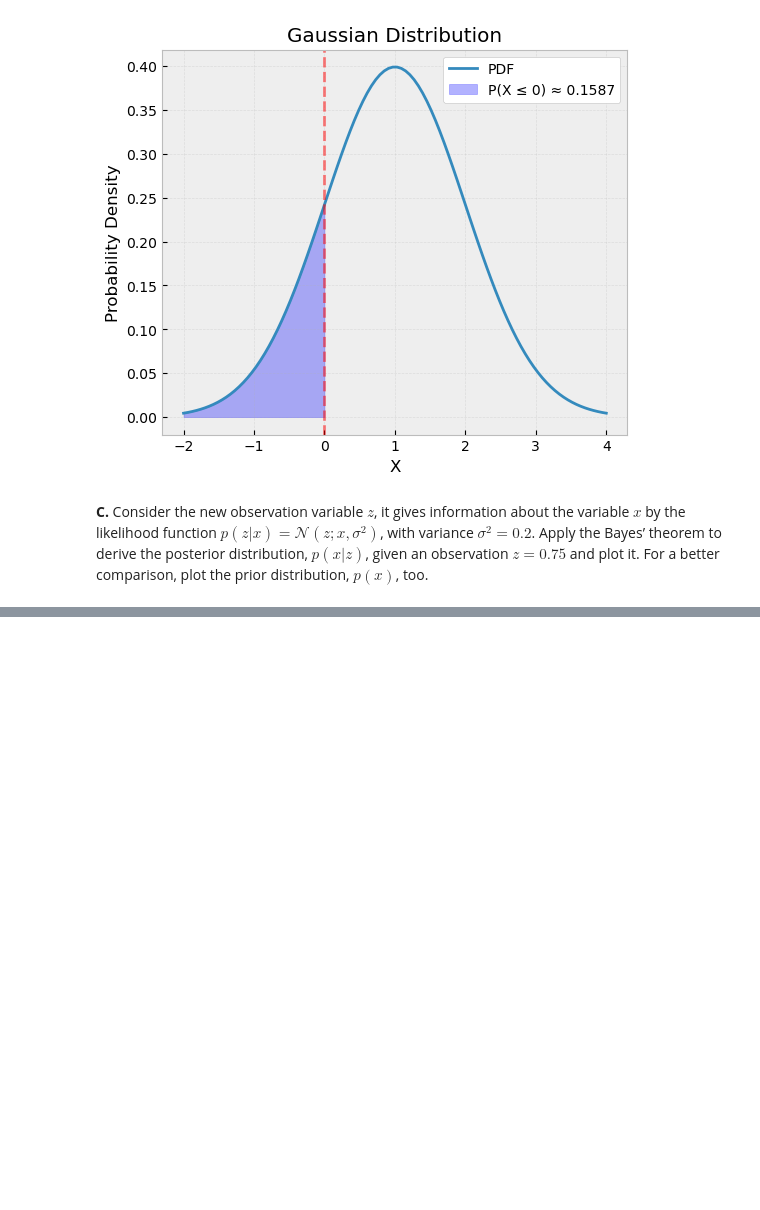
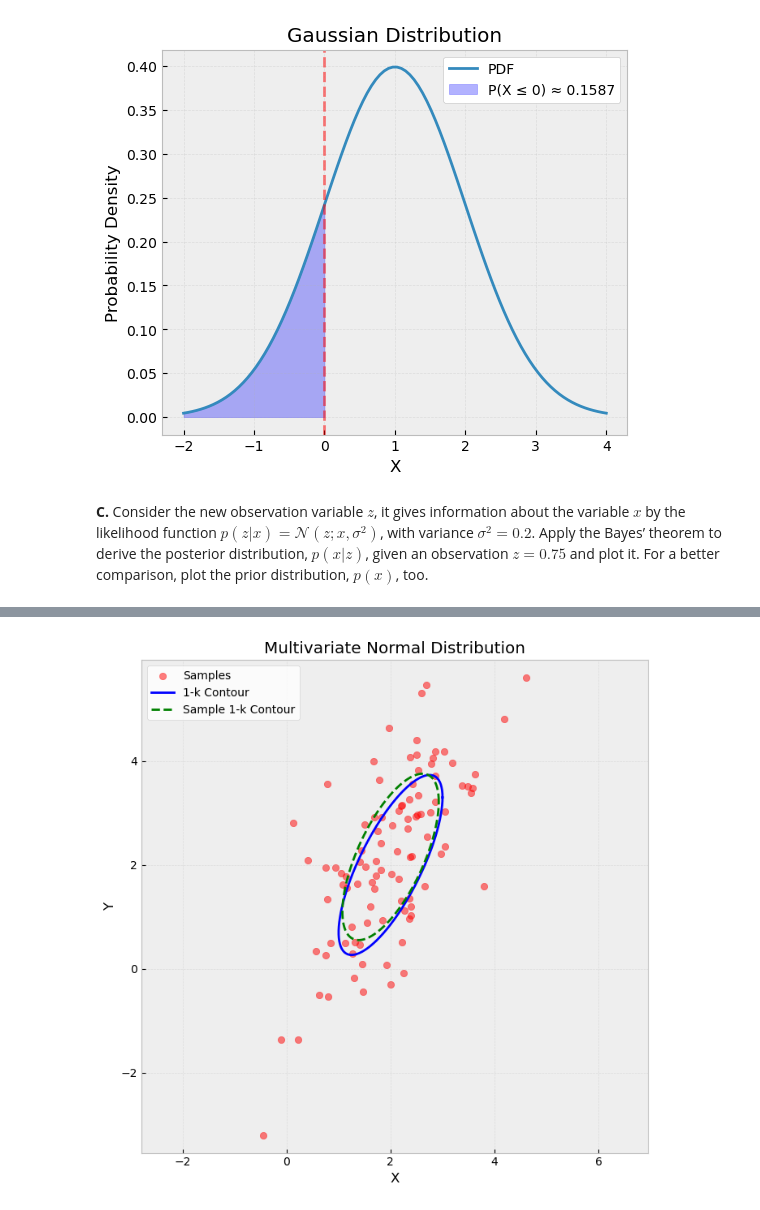
Before and after one commit to Fatyhich/sk_perception, a Jupyter notebook: PS/PS1_Fatykhich.ipynb, the cells around one changed output, grey strips where cells are left out. Saved outputs shown, nothing was run; the diff lists cells and outputs as text; code cells hidden in the pictures; blank space fills up the shorter version.

```diff
--- a/PS/PS1_Fatykhich.ipynb
+++ b/PS/PS1_Fatykhich.ipynb
@@ -88,0 +216,28 @@ plt.show()
+# %%
+plt.figure(figsize=(7,7))
+plt.scatter(cloud[:,0], cloud[:,1], alpha=0.5, color='red', label='Samples')
+
+theta = np.linspace(0, 2*np.pi, 100)
+circle = np.vstack([np.cos(theta), np.sin(theta)])
+
+A = np.linalg.cholesky(cov)
+ellipse = A @ circle + mean
+plt.plot(ellipse[0,:], ellipse[1,:], 'r-', color='blue', label='1-k Contour')
+
+sample_mean = np.mean(cloud, axis=0).reshape(-1,1)
+sample_cov = np.cov(cloud.T)
+A_sample = np.linalg.cholesky(sample_cov)
+
+sample_ellipse = A_sample @ circle + sample_mean
+plt.plot(sample_ellipse[0,:], sample_ellipse[1,:], 'g--', label='Sample 1-k Contour')
+
+plt.grid(True, alpha=0.3)
+plt.xlabel('X')
+plt.ylabel('Y')
+plt.title('Multivariate Normal Distribution')
+plt.legend(facecolor='white', loc='upper left')
+plt.axis('equal')
+plt.tight_layout()
+plt.show()
+# %% [output]
+[figure, added]
```
Also changed, not shown: parts of 9 cells of this notebook.
